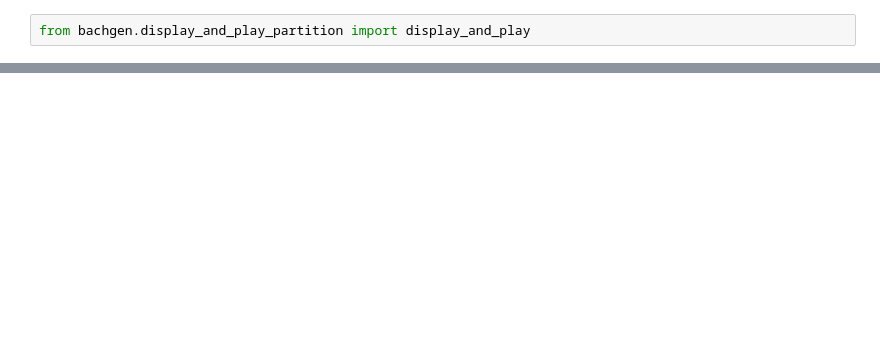
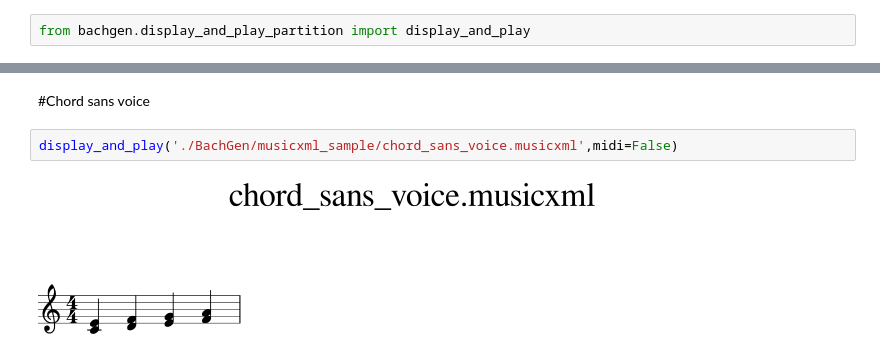
Before and after one commit to gomar0801/BachGen, a Jupyter notebook: notebooks/Test sur le github BachGen.ipynb, the cells around one changed output, grey strips where cells are left out. Cells and saved outputs as stored; diff of their text form; blank space fills up the shorter version.

```diff
--- a/notebooks/Test sur le github BachGen.ipynb
+++ b/notebooks/Test sur le github BachGen.ipynb
@@ -15,0 +44,6 @@ display_and_play('./BachGen/musicxml_sample/minimal.musicxml')
+# %% [markdown]
+#Chord sans voice
+# %%
+display_and_play('./BachGen/musicxml_sample/chord_sans_voice.musicxml',midi=False)
+# %% [output]
+[figure, added]
```
Also changed, not shown: parts of 14 cells of this notebook.
